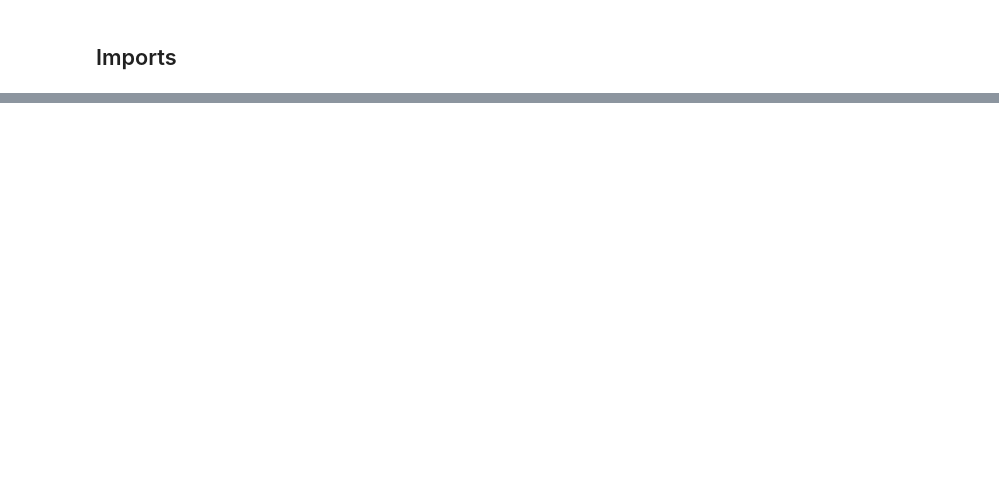
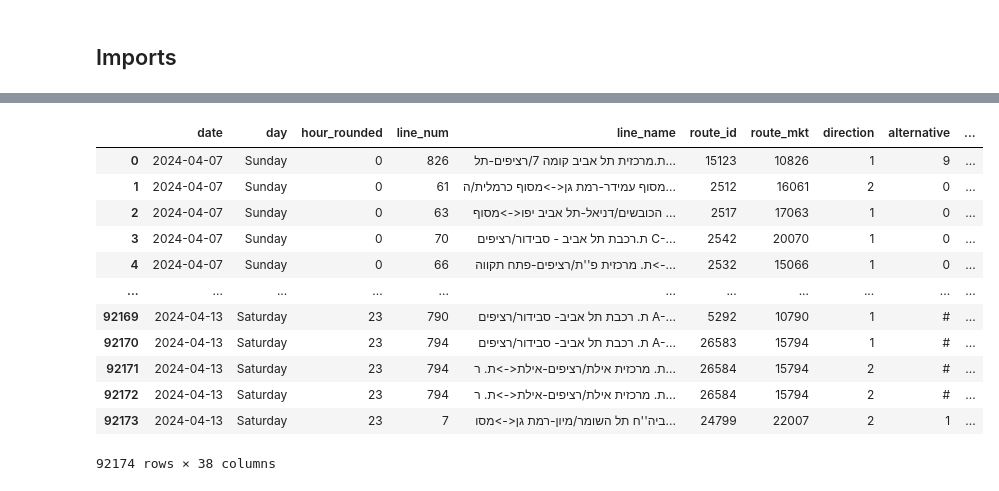
Before and after one commit to ofer-geo/public_transport_ML, a Jupyter notebook: Untitled.ipynb, the cells around one changed output, grey strips where cells are left out. Drawn from its saved outputs; the diff is of its cells as text; code cells hidden in the pictures; blank space fills up the shorter version.

```diff
--- a/Untitled.ipynb
+++ b/Untitled.ipynb
@@ -18,0 +194,35 @@ FileNotFoundError: [Errno 2] No such file or directory: '../data/model_datasets/
+# %%
+def apply_early_probability(
+    df,
+    prob_table,
+    bins=[0, 30000, 100000, float('inf')],
+    labels=['0-30k', '30-100k','100k+']
+):
+    df = df.copy()
+
+    # Create same bins (IMPORTANT: must match training)
+    df['route_length_bin'] = pd.cut(
+        df['route_length'],
+        bins=bins,
+        labels=labels,
+        right=False
+    )
+
+    # Extract only early probability
+    early_prob = prob_table['early'].reset_index()
+
+    # Merge
+    df = df.merge(
+        early_prob,
+        on=['hour_rounded', 'route_length_bin'],
+        how='left'
+    )
+
+    # Rename column
+    df = df.rename(columns={'early': 'early_by_hour_length_proba'})
+
+    # Handle missing values (important!)
+    global_mean = early_prob['early'].mean()
+    df['early_by_hour_length_proba'] = df['early_by_hour_length_proba'].fillna(global_mean)
+
+    return df
@@ -18,0 +233,16 @@ FileNotFoundError: [Errno 2] No such file or directory: '../data/model_datasets/
+# %%
+df_copy
+# %% [output]
+|  | date | day | hour_rounded | line_num | line_name | route_id | route_mkt | direction | alternative | ... |
+| 0 | 2024-04-07 | Sunday | 0 | 826 | ת.מרכזית תל אביב קומה 7/רציפים-תל... | 15123 | 10826 | 1 | 9 | ... |
+| 1 | 2024-04-07 | Sunday | 0 | 61 | מסוף עמידר-רמת גן<->מסוף כרמלית/ה... | 2512 | 16061 | 2 | 0 | ... |
+| 2 | 2024-04-07 | Sunday | 0 | 63 | הכובשים/דניאל-תל אביב יפו<->מסוף ... | 2517 | 17063 | 1 | 0 | ... |
+| 3 | 2024-04-07 | Sunday | 0 | 70 | ת.רכבת תל אביב - סבידור/רציפים C-... | 2542 | 20070 | 1 | 0 | ... |
+| 4 | 2024-04-07 | Sunday | 0 | 66 | ת. מרכזית פ''ת/רציפים-פתח תקווה<-... | 2532 | 15066 | 1 | 0 | ... |
+| ... | ... | ... | ... | ... | ... | ... | ... | ... | ... | ... |
+| 92169 | 2024-04-13 | Saturday | 23 | 790 | ת. רכבת תל אביב- סבידור/רציפים A-... | 5292 | 10790 | 1 | # | ... |
+| 92170 | 2024-04-13 | Saturday | 23 | 794 | ת. רכבת תל אביב- סבידור/רציפים A-... | 26583 | 15794 | 1 | # | ... |
+| 92171 | 2024-04-13 | Saturday | 23 | 794 | ת. מרכזית אילת/רציפים-אילת<->ת. ר... | 26584 | 15794 | 2 | # | ... |
+| 92172 | 2024-04-13 | Saturday | 23 | 794 | ת. מרכזית אילת/רציפים-אילת<->ת. ר... | 26584 | 15794 | 2 | # | ... |
+| 92173 | 2024-04-13 | Saturday | 23 | 7 | ביה''ח תל השומר/מיון-רמת גן<->מסו... | 24799 | 22007 | 2 | 1 | ... |
+92174 rows × 38 columns
```
Also changed, not shown: parts of 36 cells of this notebook, 1 other file.
